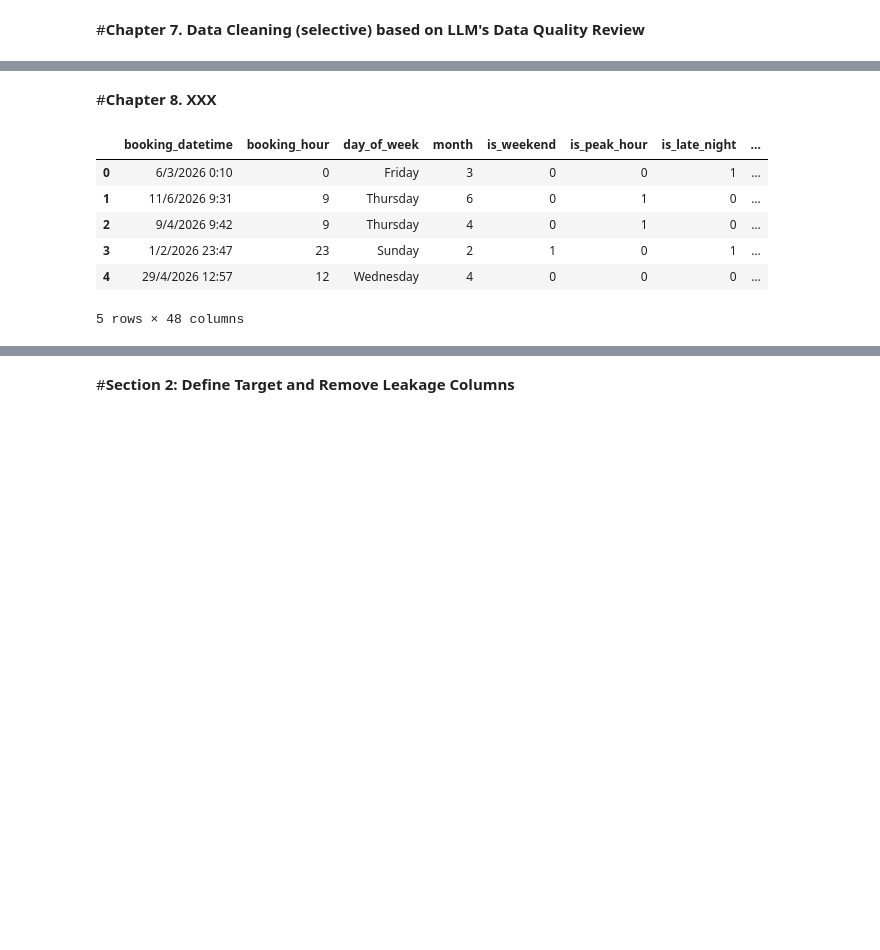
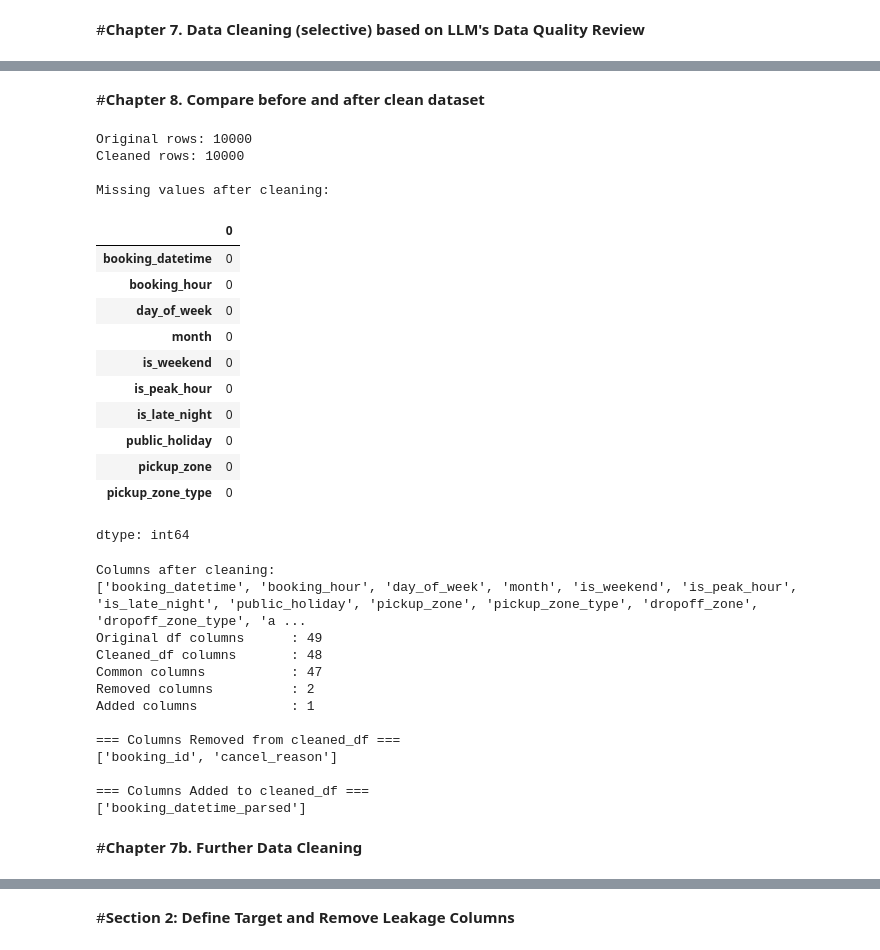
Before and after one commit to miffylim2308/ADALL_github, a Jupyter notebook: Test_Grab_Transbport.ipynb, the cells around one changed output, grey strips where cells are left out. Drawn from its saved outputs; the diff is of its cells as text; code cells hidden in the pictures; blank space fills up the shorter version.

```diff
--- a/Test_Grab_Transbport.ipynb
+++ b/Test_Grab_Transbport.ipynb
@@ -597,12 +622,65 @@ cleaned_df = clean_dataset(df)
 # %% [markdown]
-#**Chapter 8. XXX**
+#**Chapter 8. Compare before and after clean dataset**
-# %%
-df_clean.head()
-# %% [output]
-|  | booking_datetime | booking_hour | day_of_week | month | is_weekend | is_peak_hour | is_late_night | ... |
-| 0 | 6/3/2026 0:10 | 0 | Friday | 3 | 0 | 0 | 1 | ... |
-| 1 | 11/6/2026 9:31 | 9 | Thursday | 6 | 0 | 1 | 0 | ... |
-| 2 | 9/4/2026 9:42 | 9 | Thursday | 4 | 0 | 1 | 0 | ... |
-| 3 | 1/2/2026 23:47 | 23 | Sunday | 2 | 1 | 0 | 1 | ... |
-| 4 | 29/4/2026 12:57 | 12 | Wednesday | 4 | 0 | 0 | 0 | ... |
-5 rows × 48 columns
+# %%
+print('Original rows:', df.shape[0])
+print('Cleaned rows:', cleaned_df.shape[0])
+
+print('\nMissing values after cleaning:')
+missing_after_cleaning = cleaned_df.isna().sum()
+display(missing_after_cleaning.sort_values(ascending=False).head(10))
+
+print('\nColumns after cleaning:')
+print(cleaned_df.columns.tolist())
+
+# Columns in each dataframe
+df_cols = set(df.columns)
+cleaned_cols = set(cleaned_df.columns)
+
+# Compare
+removed_cols = sorted(df_cols - cleaned_cols)
+added_cols = sorted(cleaned_cols - df_cols)
+common_cols = sorted(df_cols & cleaned_cols)
+
+print(f"Original df columns      : {len(df_cols)}")
+print(f"Cleaned_df columns       : {len(cleaned_cols)}")
+print(f"Common columns           : {len(common_cols)}")
+print(f"Removed columns          : {len(removed_cols)}")
+print(f"Added columns            : {len(added_cols)}")
+
+print("\n=== Columns Removed from cleaned_df ===")
+print(removed_cols)
+
+print("\n=== Columns Added to cleaned_df ===")
+print(added_cols)
+# %% [output]
+Original rows: 10000
+Cleaned rows: 10000
+
+Missing values after cleaning:
+|  | 0 |
+| booking_datetime | 0 |
+| booking_hour | 0 |
+| day_of_week | 0 |
+| month | 0 |
+| is_weekend | 0 |
+| is_peak_hour | 0 |
+| is_late_night | 0 |
+| public_holiday | 0 |
+| pickup_zone | 0 |
+| pickup_zone_type | 0 |
+dtype: int64
+Columns after cleaning:
+['booking_datetime', 'booking_hour', 'day_of_week', 'month', 'is_weekend', 'is_peak_hour', 'is_late_night', 'public_holiday', 'pickup_zone', 'pickup_zone_type', 'dropoff_zone', 'dropoff_zone_type', 'a ...
+Original df columns      : 49
+Cleaned_df columns       : 48
+Common columns           : 47
+Removed columns          : 2
+Added columns            : 1
+
+=== Columns Removed from cleaned_df ===
+['booking_id', 'cancel_reason']
+
+=== Columns Added to cleaned_df ===
+['booking_datetime_parsed']
+# %% [markdown]
+#**Chapter 7b. Further Data Cleaning**
```
Also changed, not shown: parts of 11 cells of this notebook.
